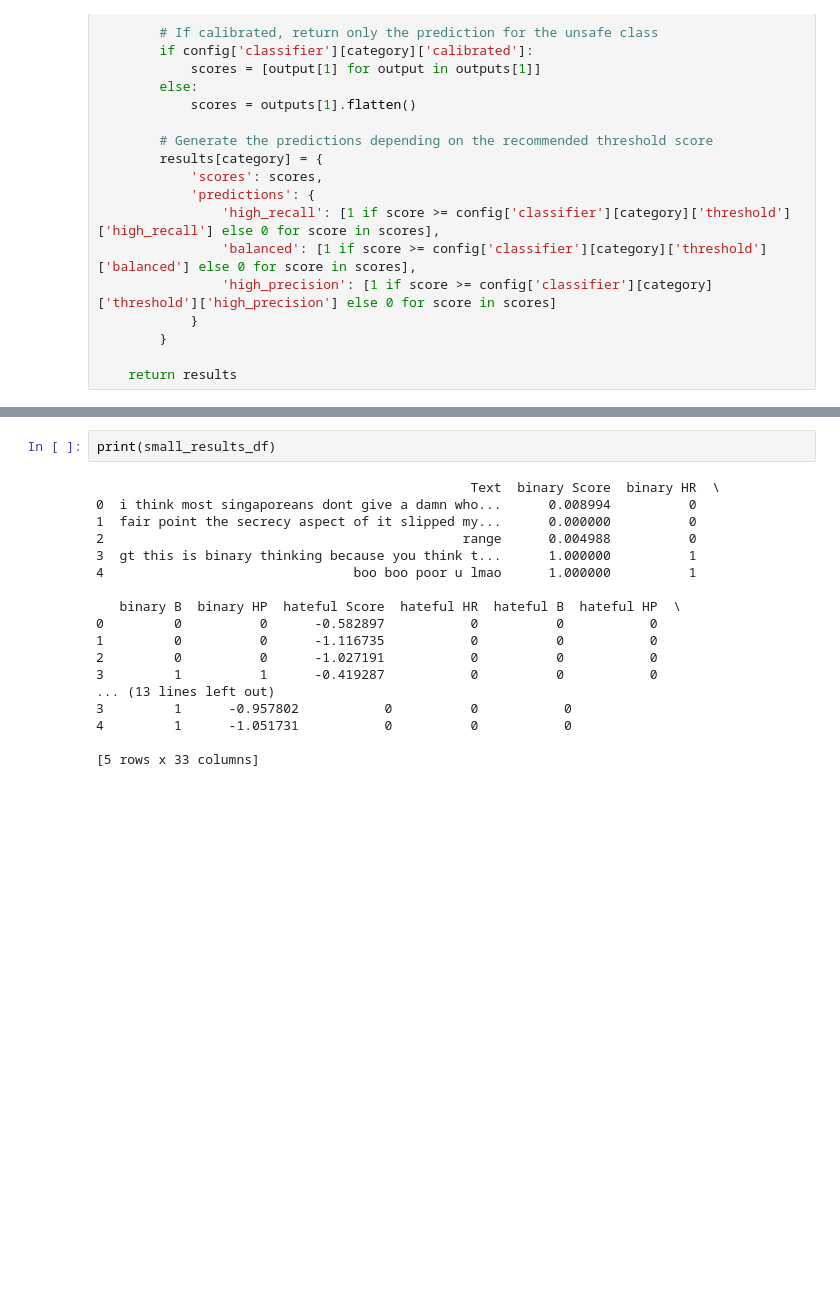
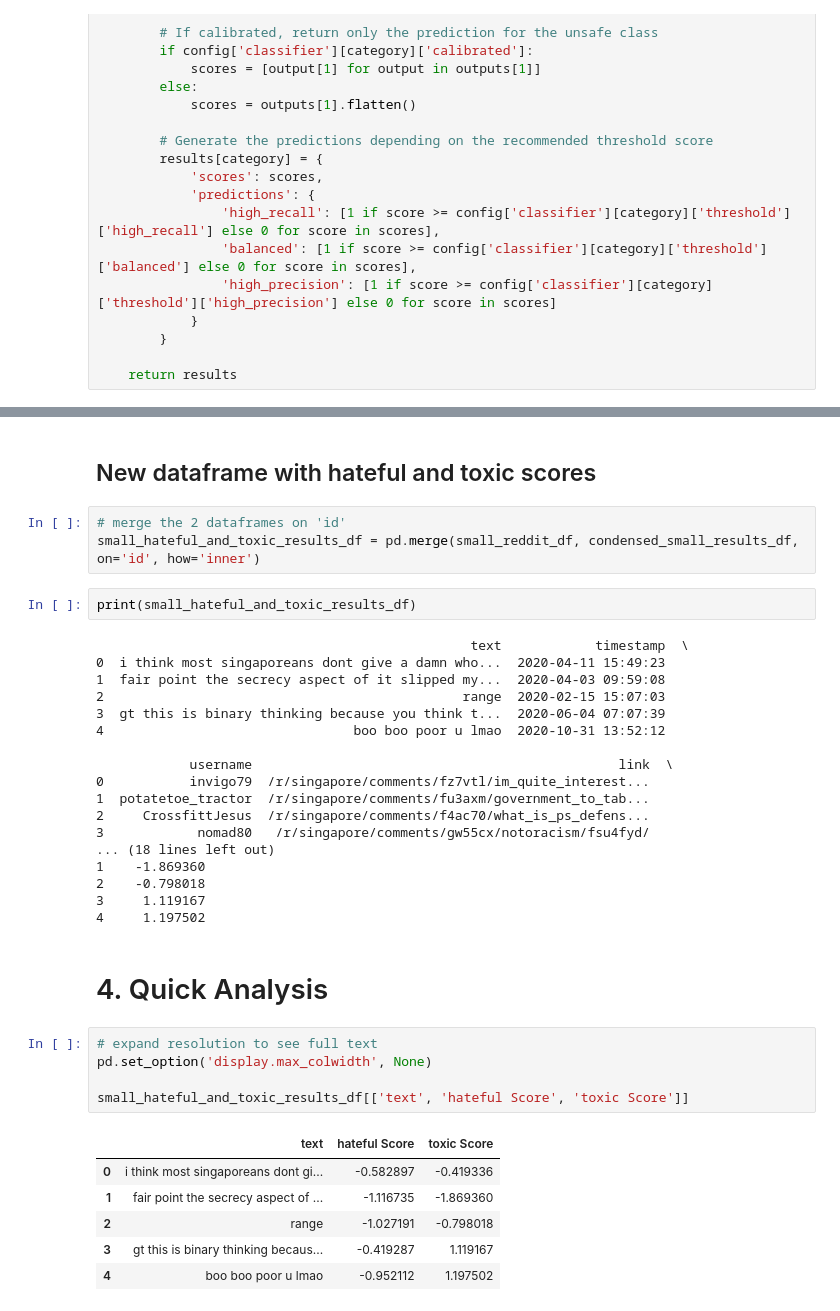
Before and after one commit to rhyden-kx/DSA4264, a Jupyter notebook: lionguard_toxicity_analysis.ipynb, the cells around one changed output, grey strips where cells are left out. Drawn from its saved outputs; the diff is of its cells as text; blank space fills up the shorter version.

```diff
--- a/lionguard_toxicity_analysis.ipynb
+++ b/lionguard_toxicity_analysis.ipynb
@@ -132,20 +193,39 @@ To support symlinks on Windows, you either need to activate Developer Mode or to
+# %% [markdown]
+## New dataframe with hateful and toxic scores
+# %%
+# merge the 2 dataframes on 'id'
+small_hateful_and_toxic_results_df = pd.merge(small_reddit_df, condensed_small_results_df, on='id', how='inner')
 # %%
-print(small_results_df)
+print(small_hateful_and_toxic_results_df)
 # %% [output]
-                                                Text  binary Score  binary HR  \
-0  i think most singaporeans dont give a damn who...      0.008994          0
-1  fair point the secrecy aspect of it slipped my...      0.000000          0
-2                                              range      0.004988          0
-3  gt this is binary thinking because you think t...      1.000000          1
-4                                boo boo poor u lmao      1.000000          1
+                                                text            timestamp  \
+0  i think most singaporeans dont give a damn who...  2020-04-11 15:49:23
+1  fair point the secrecy aspect of it slipped my...  2020-04-03 09:59:08
+2                                              range  2020-02-15 15:07:03
+3  gt this is binary thinking because you think t...  2020-06-04 07:07:39
+4                                boo boo poor u lmao  2020-10-31 13:52:12
 
-   binary B  binary HP  hateful Score  hateful HR  hateful B  hateful HP  \
-0         0          0      -0.582897           0          0           0
-1         0          0      -1.116735           0          0           0
-2         0          0      -1.027191           0          0           0
-3         1          1      -0.419287           0          0           0
-... (13 lines left out)
-3         1      -0.957802           0          0           0
-4         1      -1.051731           0          0           0
-
-[5 rows x 33 columns]
+            username                                               link  \
+0           invigo79  /r/singapore/comments/fz7vtl/im_quite_interest...
+1  potatetoe_tractor  /r/singapore/comments/fu3axm/government_to_tab...
+2     CrossfittJesus  /r/singapore/comments/f4ac70/what_is_ps_defens...
+3            nomad80   /r/singapore/comments/gw55cx/notoracism/fsu4fyd/
+... (18 lines left out)
+1    -1.869360
+2    -0.798018
+3     1.119167
+4     1.197502
+# %% [markdown]
+# 4. Quick Analysis
+# %%
+# expand resolution to see full text
+pd.set_option('display.max_colwidth', None)
+
+small_hateful_and_toxic_results_df[['text', 'hateful Score', 'toxic Score']]
+# %% [output]
+|  | text | hateful Score | toxic Score |
+| 0 | i think most singaporeans dont gi... | -0.582897 | -0.419336 |
+| 1 | fair point the secrecy aspect of ... | -1.116735 | -1.869360 |
+| 2 | range | -1.027191 | -0.798018 |
+| 3 | gt this is binary thinking becaus... | -0.419287 | 1.119167 |
+| 4 | boo boo poor u lmao | -0.952112 | 1.197502 |
```
Also changed, not shown: parts of 11 cells of this notebook.
